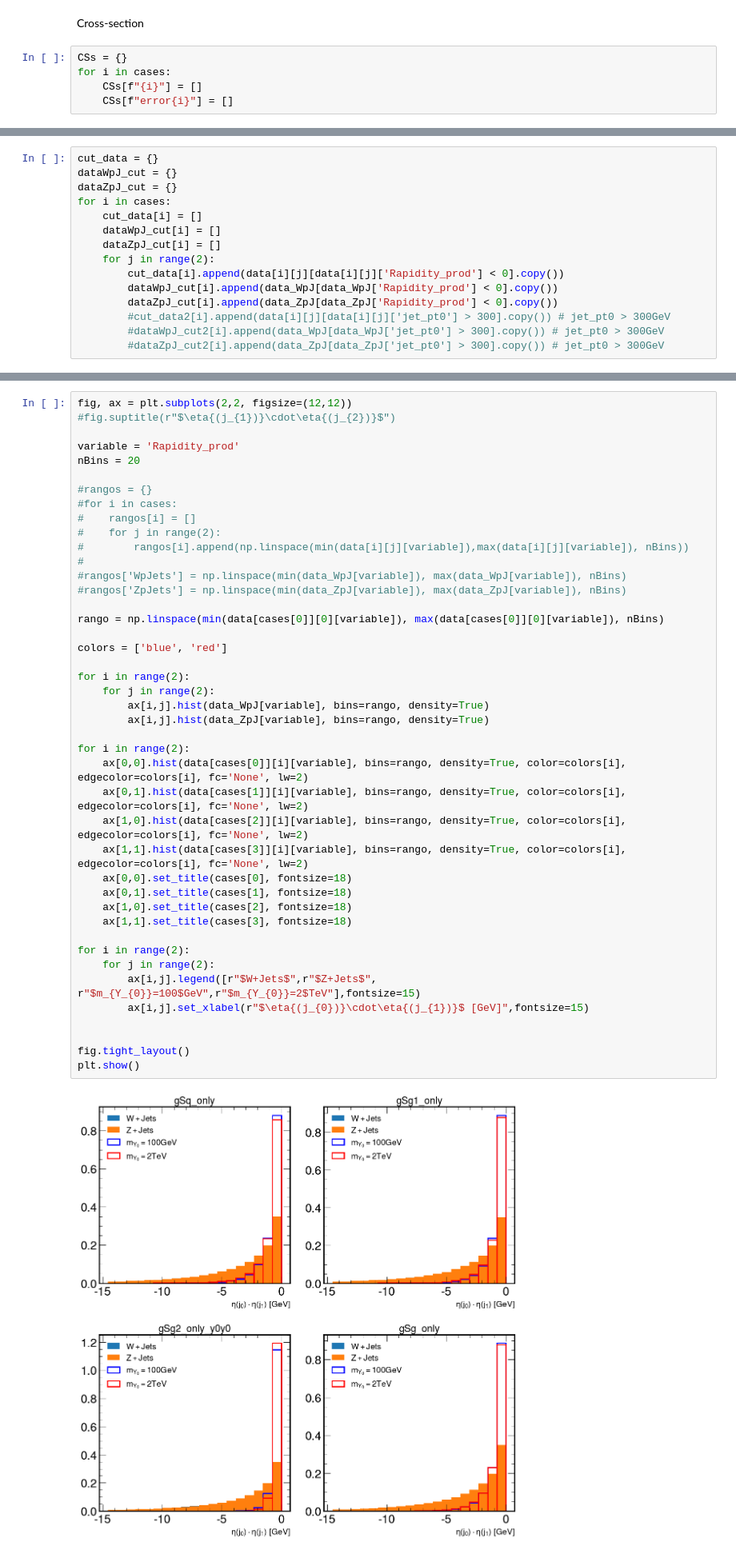
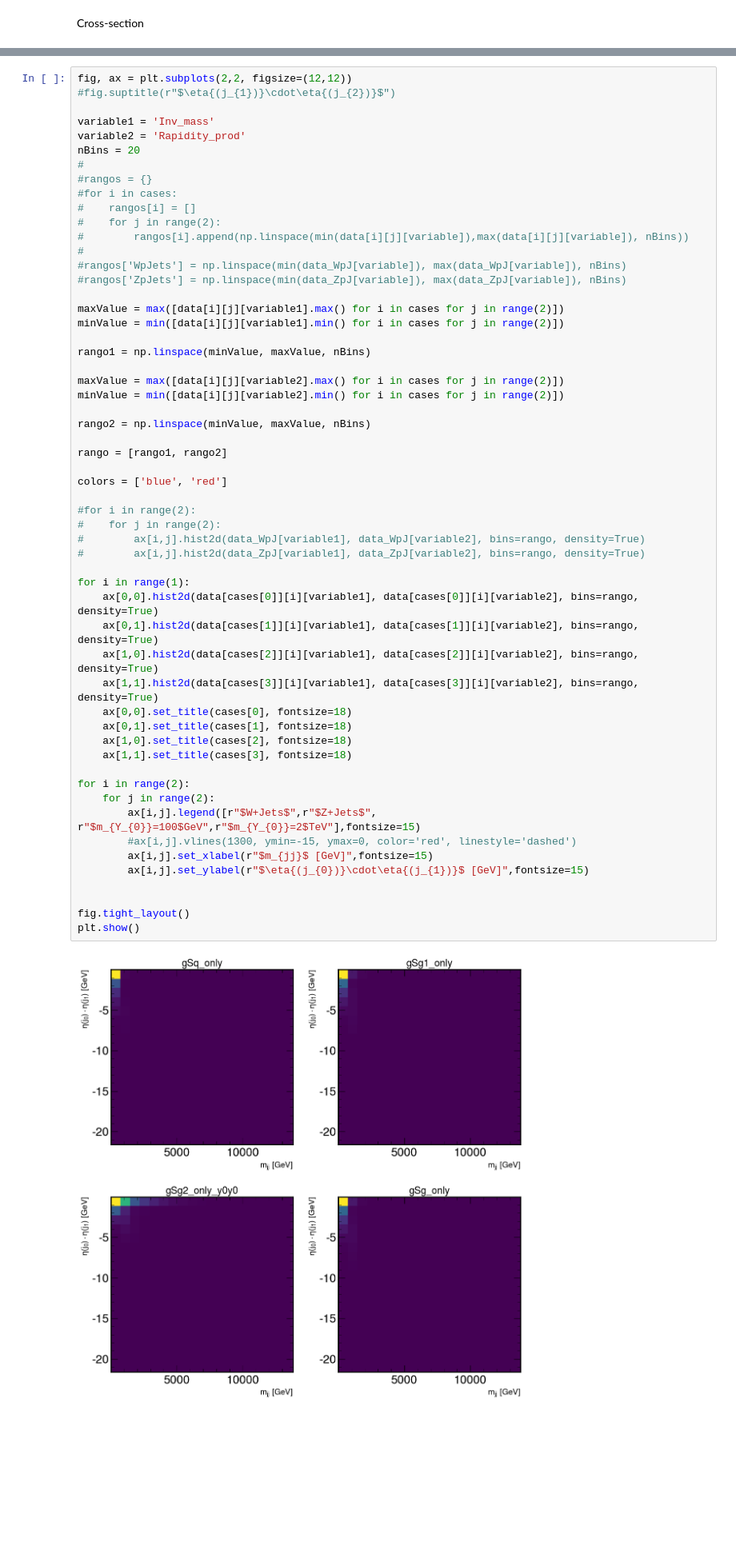
Before and after one commit to JuanDuarte2003/VBFDM_EAFIT, a Jupyter notebook: SignificanceAnalysis.ipynb, the cells around one changed output, grey strips where cells are left out. Shown at 80% size. Saved outputs shown, nothing was run; the diff lists cells and outputs as text; blank space fills up the shorter version.

```diff
--- a/SignificanceAnalysis.ipynb
+++ b/SignificanceAnalysis.ipynb
@@ -39,8 +56,3 @@ csvFile = "./background/WpJets.csv"
 data_WpJ = pd.read_csv(csvFile)
 # %% [markdown]
 Cross-section
-# %%
-CSs = {}
-for i in cases:
-    CSs[f"{i}"] = []
-    CSs[f"error{i}"] = []
@@ -93,18 +78,3 @@ CSs
 newCS = 0.1 # pb (100 fb)
 CSs['gSq_only'] = [newCS, newCS]
 CSs['gSg2_only_y0y0'] = [newCS, newCS]
-# %%
-cut_data = {}
-dataWpJ_cut = {}
-dataZpJ_cut = {}
-for i in cases:
-    cut_data[i] = []
-    dataWpJ_cut[i] = []
-    dataZpJ_cut[i] = []
-    for j in range(2):
-        cut_data[i].append(data[i][j][data[i][j]['Rapidity_prod'] < 0].copy())
-        dataWpJ_cut[i].append(data_WpJ[data_WpJ['Rapidity_prod'] < 0].copy())
-        dataZpJ_cut[i].append(data_ZpJ[data_ZpJ['Rapidity_prod'] < 0].copy())
-        #cut_data2[i].append(data[i][j][data[i][j]['jet_pt0'] > 300].copy()) # jet_pt0 > 300GeV
-        #dataWpJ_cut2[i].append(data_WpJ[data_WpJ['jet_pt0'] > 300].copy()) # jet_pt0 > 300GeV
-        #dataZpJ_cut2[i].append(data_ZpJ[data_ZpJ['jet_pt0'] > 300].copy()) # jet_pt0 > 300GeV
@@ -150,47 +146,60 @@ WpJets + ZpJets:  [981327, 964557]
 fig, ax = plt.subplots(2,2, figsize=(12,12))
 #fig.suptitle(r"$\eta{(j_{1})}\cdot\eta{(j_{2})}$")
 
-variable = 'Rapidity_prod'
+variable1 = 'Inv_mass'
+variable2 = 'Rapidity_prod'
 nBins = 20
-
+#
 #rangos = {}
 #for i in cases:
 #    rangos[i] = []
 #    for j in range(2):
 #        rangos[i].append(np.linspace(min(data[i][j][variable]),max(data[i][j][variable]), nBins))
 #
 #rangos['WpJets'] = np.linspace(min(data_WpJ[variable]), max(data_WpJ[variable]), nBins)
 #rangos['ZpJets'] = np.linspace(min(data_ZpJ[variable]), max(data_ZpJ[variable]), nBins)
 
-rango = np.linspace(min(data[cases[0]][0][variable]), max(data[cases[0]][0][variable]), nBins)
+maxValue = max([data[i][j][variable1].max() for i in cases for j in range(2)])
+minValue = min([data[i][j][variable1].min() for i in cases for j in range(2)])
+
+rango1 = np.linspace(minValue, maxValue, nBins)
+
+maxValue = max([data[i][j][variable2].max() for i in cases for j in range(2)])
+minValue = min([data[i][j][variable2].min() for i in cases for j in range(2)])
+
+rango2 = np.linspace(minValue, maxValue, nBins)
+
+rango = [rango1, rango2]
 
 colors = ['blue', 'red']
 
-for i in range(2):
-    for j in range(2):
-        ax[i,j].hist(data_WpJ[variable], bins=rango, density=True)
-        ax[i,j].hist(data_ZpJ[variable], bins=rango, density=True)
+#for i in range(2):
+#    for j in range(2):
+#        ax[i,j].hist2d(data_WpJ[variable1], data_WpJ[variable2], bins=rango, density=True)
+#        ax[i,j].hist2d(data_ZpJ[variable1], data_ZpJ[variable2], bins=rango, density=True)
 
-for i in range(2):
-    ax[0,0].hist(data[cases[0]][i][variable], bins=rango, density=True, color=colors[i], edgecolor=colors[i], fc='None', lw=2)
-    ax[0,1].hist(data[cases[1]][i][variable], bins=rango, density=True, color=colors[i], edgecolor=colors[i], fc='None', lw=2)
-    ax[1,0].hist(data[cases[2]][i][variable], bins=rango, density=True, color=colors[i], edgecolor=colors[i], fc='None', lw=2)
-    ax[1,1].hist(data[cases[3]][i][variable], bins=rango, density=True, color=colors[i], edgecolor=colors[i], fc='None', lw=2)
+for i in range(1):
+    ax[0,0].hist2d(data[cases[0]][i][variable1], data[cases[0]][i][variable2], bins=rango, density=True)
+    ax[0,1].hist2d(data[cases[1]][i][variable1], data[cases[1]][i][variable2], bins=rango, density=True)
+    ax[1,0].hist2d(data[cases[2]][i][variable1], data[cases[2]][i][variable2], bins=rango, density=True)
+    ax[1,1].hist2d(data[cases[3]][i][variable1], data[cases[3]][i][variable2], bins=rango, density=True)
     ax[0,0].set_title(cases[0], fontsize=18)
     ax[0,1].set_title(cases[1], fontsize=18)
     ax[1,0].set_title(cases[2], fontsize=18)
     ax[1,1].set_title(cases[3], fontsize=18)
 
 for i in range(2):
     for j in range(2):
         ax[i,j].legend([r"$W+Jets$",r"$Z+Jets$", r"$m_{Y_{0}}=100$GeV",r"$m_{Y_{0}}=2$TeV"],fontsize=15)
-        ax[i,j].set_xlabel(r"$\eta{(j_{0})}\cdot\eta{(j_{1})}$ [GeV]",fontsize=15)
+        #ax[i,j].vlines(1300, ymin=-15, ymax=0, color='red', linestyle='dashed')
+        ax[i,j].set_xlabel(r"$m_{jj}$ [GeV]",fontsize=15)
+        ax[i,j].set_ylabel(r"$\eta{(j_{0})}\cdot\eta{(j_{1})}$ [GeV]",fontsize=15)
 
 
 fig.tight_layout()
 plt.show()
 # %% [output]
-[figure, old version]
+[figure, new version]
 # %%
 fig, ax = plt.subplots(2,2, figsize=(12,12))
 #fig.suptitle(r"$\eta{(j_{1})}\cdot\eta{(j_{2})}$")
```
Also changed, not shown: parts of 53 cells of this notebook.
